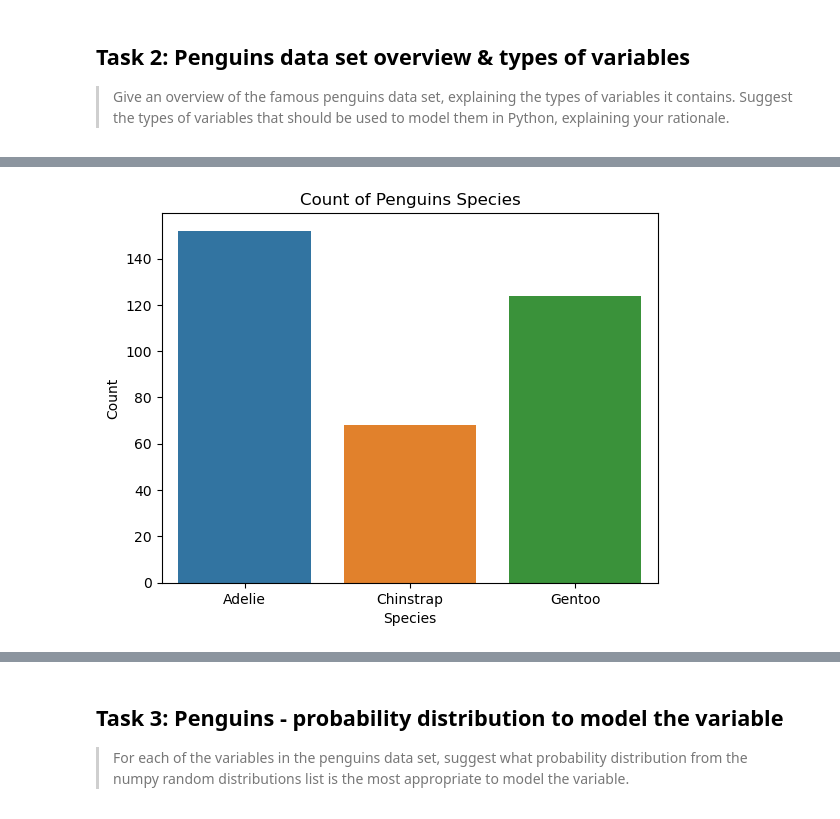
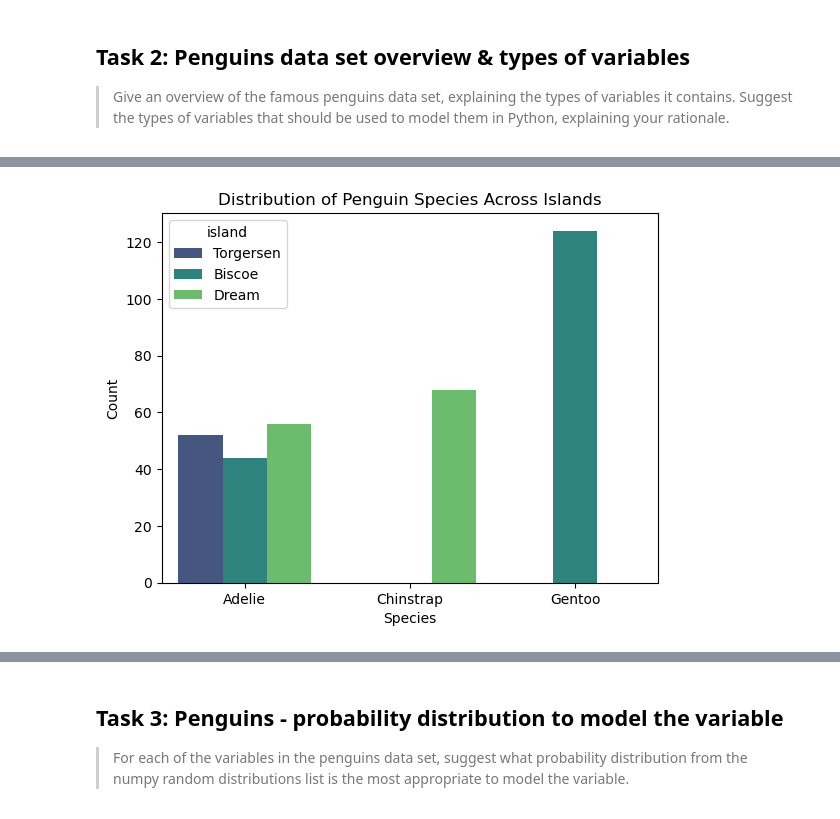
Before and after one commit to Sarahlouhast/FDA_Project, a Jupyter notebook: tasks.ipynb, the cells around one changed output, grey strips where cells are left out. Drawn from its saved outputs; the diff is of its cells as text; code cells hidden in the pictures.

```diff
--- a/tasks.ipynb
+++ b/tasks.ipynb
@@ -258,9 +229,11 @@ Name: species, dtype: int64
 # %%
-# Countplot for species
-sns.countplot(x="species", data=df)
-plt.title("Count of Penguins Species")
-plt.xlabel("Species")
-plt.ylabel("Count")
+# Create a count plot for the 'species' variable, colored by 'island'
+sns.countplot(x='species', hue='island', data=penguins, palette='viridis')
+
+# Add labels and title
+plt.title('Distribution of Penguin Species Across Islands')
+plt.xlabel('Species')
+plt.ylabel('Count')
 plt.show()
 # %% [output]
-[figure, old version]
+[figure, new version]
```
Also changed, not shown: parts of 34 cells of this notebook, 1 other file.
